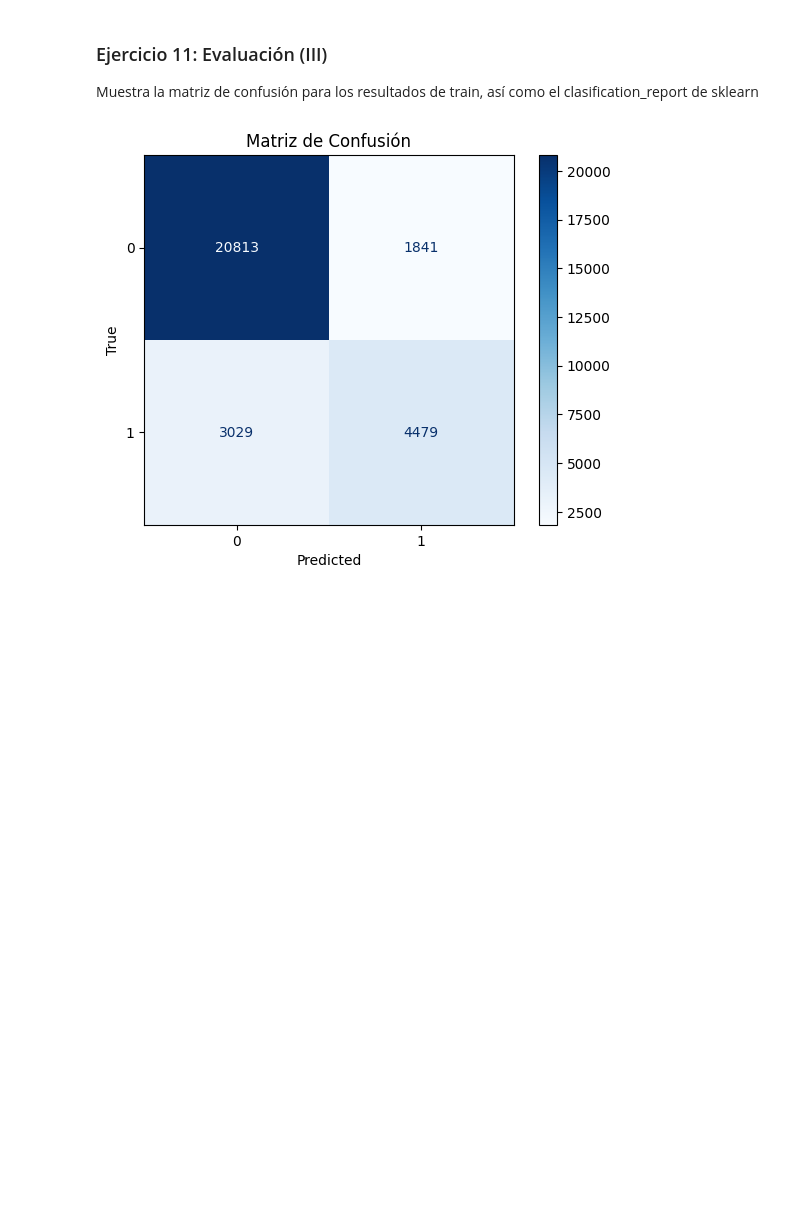
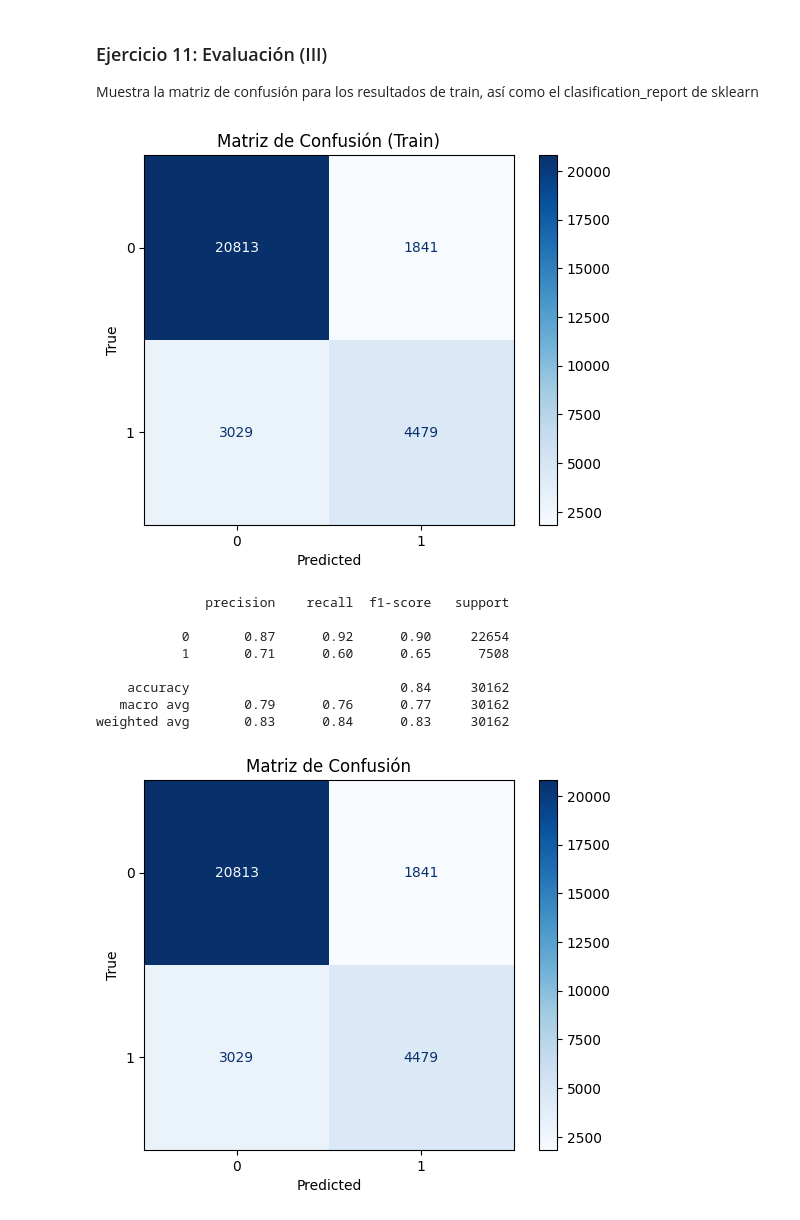
Before and after one commit to PablodaCunha/2603_ds_ft_thebridge, a Jupyter notebook: 3-Machine Learning/1-Supervisado/2-Classification/4-Logistic_Regression/ejercicios/1_Ejercicios_Practica_RL_Binaria.ipynb, the cells around one changed output. Drawn from its saved outputs; the diff is of its cells as text; code cells hidden in the pictures; blank space fills up the shorter version.

```diff
--- a/3-Machine Learning/1-Supervisado/2-Classification/4-Logistic_Regression/ejercicios/1_Ejercicios_Practica_RL_Binaria.ipynb
+++ b/3-Machine Learning/1-Supervisado/2-Classification/4-Logistic_Regression/ejercicios/1_Ejercicios_Practica_RL_Binaria.ipynb
@@ -448,6 +448,31 @@ pred_test = log_model.predict(X_test)
 ### Ejercicio 11: Evaluación (III)
 
 Muestra la matriz de confusión para los resultados de train, así como el clasification_report de sklearn
+# %%
+# Calcular la matriz de confusión
+# IMPORTANTE: Usamos 'log_model' que es como lo llamamos al entrenarlo
+pred_train = log_model.predict(X_train)
+conf_matrix = confusion_matrix(y_train, pred_train)
+
+# Visualizar la matriz de confusión
+ConfusionMatrixDisplay(confusion_matrix=conf_matrix).plot(cmap='Blues')
+plt.title('Matriz de Confusión (Train)')
+plt.xlabel('Predicted')
+plt.ylabel('True')
+plt.show()
+
+# Generar el informe de clasificación
+print(classification_report(y_train, pred_train))
+# %% [output]
+[figure, added]
+              precision    recall  f1-score   support
+
+           0       0.87      0.92      0.90     22654
+           1       0.71      0.60      0.65      7508
+
+    accuracy                           0.84     30162
+   macro avg       0.79      0.76      0.77     30162
+weighted avg       0.83      0.84      0.83     30162
 # %%
 # Calcular la matriz de confusión
 pred_train = log_model.predict(X_train)
```
Also changed, not shown: parts of 5 cells of this notebook, 1 other file.
